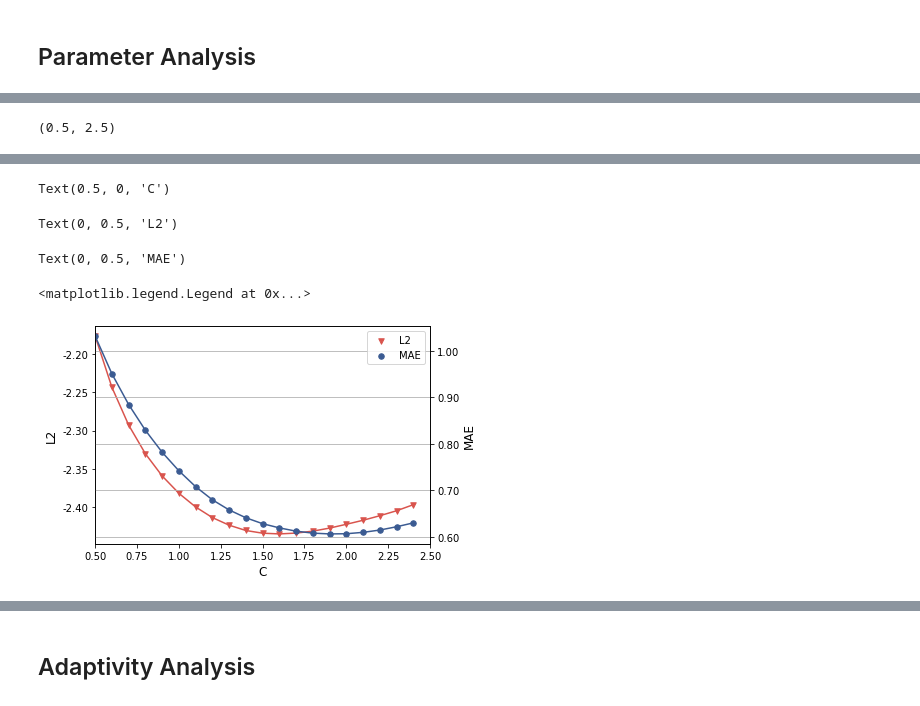
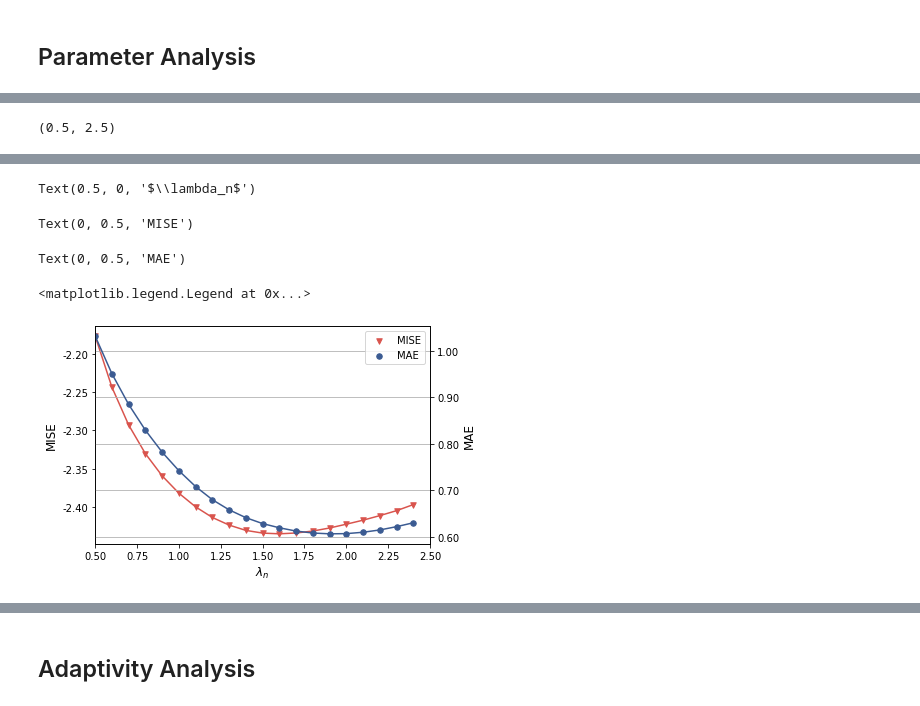
Before and after one commit to Karlmyh/NNDAD, a Jupyter notebook: Plot.ipynb, the cells around one changed output, grey strips where cells are left out. Drawn from its saved outputs; the diff is of its cells as text; code cells hidden in the pictures.

```diff
--- a/Plot.ipynb
+++ b/Plot.ipynb
@@ -496,8 +496,8 @@ for C in np.arange(range_l,range_u,0.1):
 
 # first line
 fig, ax1 = plt.subplots()
-line1, = ax1.plot(df["C"], df['L2'],color = sns.xkcd_rgb["pale red"],linestyle = '-',label = 'L2')
-p1 = ax1.scatter(df["C"], df['L2'],color = sns.xkcd_rgb["pale red"],marker = 'v',s = 30,label = 'L2')
+line1, = ax1.plot(df["C"], df['L2'],color = sns.xkcd_rgb["pale red"],linestyle = '-',label = 'MISE')
+p1 = ax1.scatter(df["C"], df['L2'],color = sns.xkcd_rgb["pale red"],marker = 'v',s = 30,label = 'MISE')
 # second line
 ax2 = ax1.twinx()
 line2, = ax2.plot(df["C"], df['mae'],color = sns.xkcd_rgb["denim blue"],linestyle = '-',label = 'MAE')
@@ -511,8 +511,8 @@ ax1.set_ylim(interval_l-0.05*(interval_u-interval_l),interval_u+0.05*(interval_u
 interval_l,interval_u=df["mae"].to_numpy().min(),df["mae"].to_numpy().max()
 ax2.set_ylim(interval_l-0.05*(interval_u-interval_l),interval_u+0.05*(interval_u-interval_l))
 
-ax1.set_xlabel("C",fontsize = 12)
-ax1.set_ylabel("L2",fontsize = 12)
+ax1.set_xlabel(r'$\lambda_n$',fontsize = 12)
+ax1.set_ylabel("MISE",fontsize = 12)
 ax2.set_ylabel("MAE",fontsize = 12)
 ax1.yaxis.set_major_formatter(mtick.FormatStrFormatter('%.2f'))
 ax2.yaxis.set_major_formatter(mtick.FormatStrFormatter('%.2f'))
@@ -528,8 +528,8 @@ plt.savefig("./plot_result/parameter_analysis_dimension_{}.pdf".format(dim),bbox
-Text(0.5, 0, 'C')
+Text(0.5, 0, '$\\lambda_n$')
-Text(0, 0.5, 'L2')
+Text(0, 0.5, 'MISE')
 Text(0, 0.5, 'MAE')
 <matplotlib.legend.Legend at 0x...>
-[figure, old version]
+[figure, new version]
 # %%
 # initialize data frame
 df = pd.DataFrame(columns=["C","L2","mae","mse","d"])
```
Also changed, not shown: parts of 6 cells of this notebook, 5 other files.
